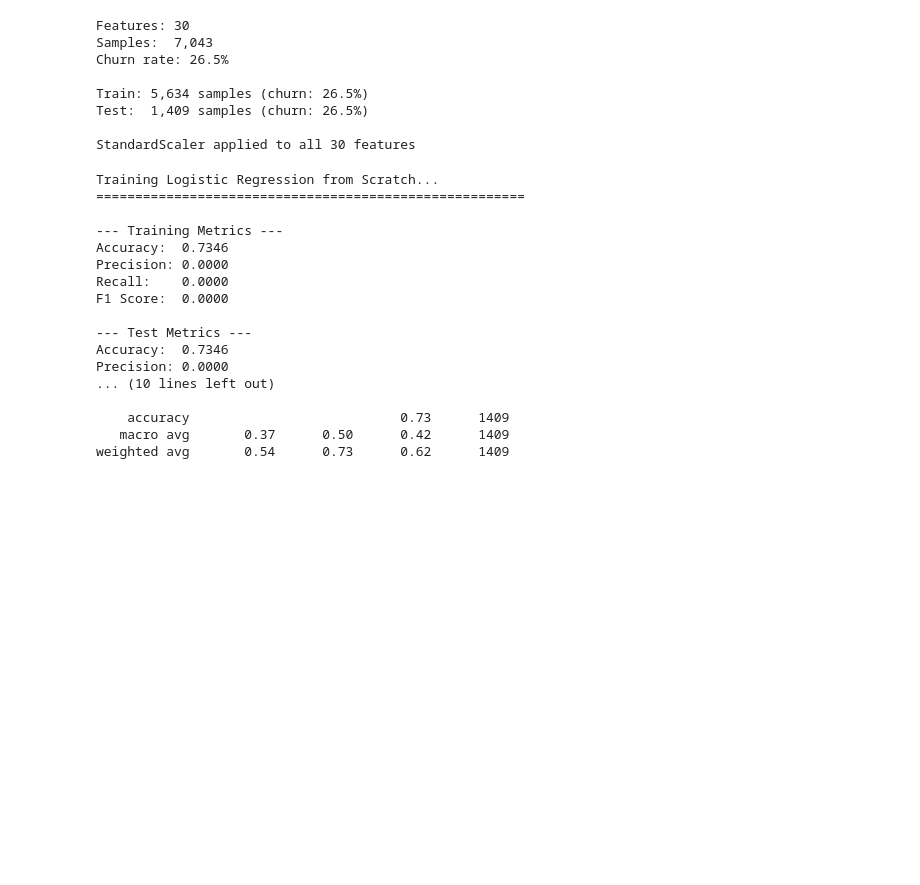
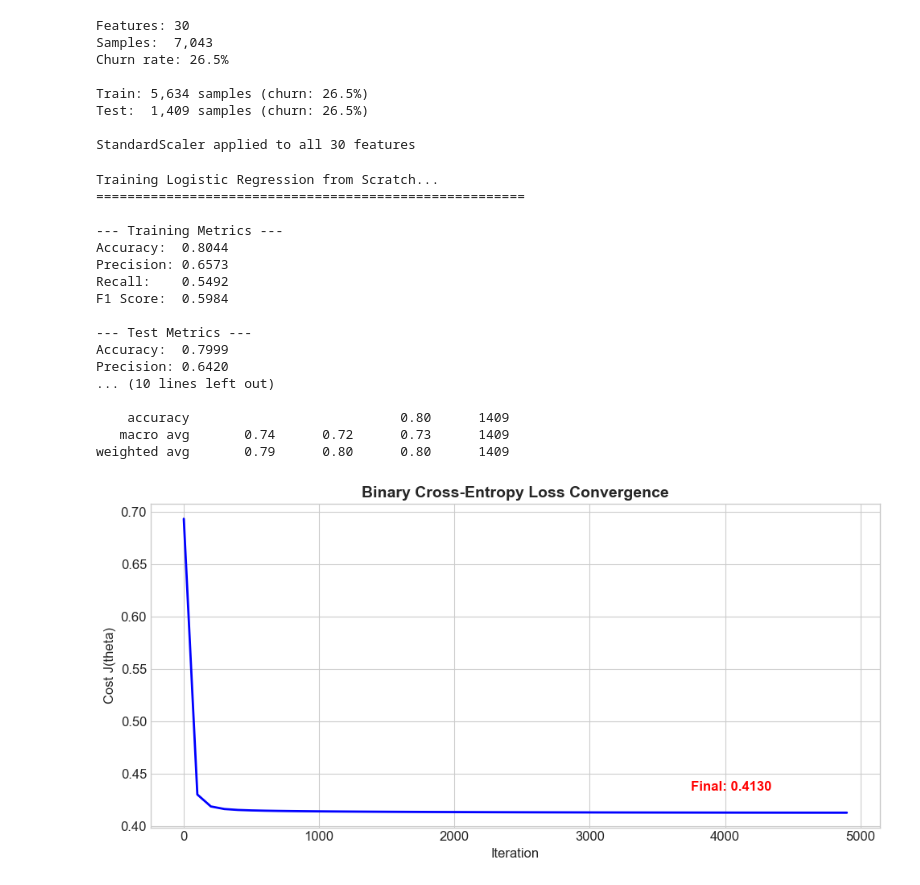
Before and after one commit to AlexKarari/logistic-regression, a Jupyter notebook: notebooks/logisitc_regression.ipynb, the cells around one changed output. Drawn from its saved outputs; the diff is of its cells as text; code cells hidden in the pictures; blank space fills up the shorter version.

```diff
--- a/notebooks/logisitc_regression.ipynb
+++ b/notebooks/logisitc_regression.ipynb
@@ -368,8 +368,9 @@ class LogisticRegressionScratch:
             y_pred = self._sigmoid(z)
 
             # Compute gradients
-            # dJ/dw = (1/m) * X^T(y_hat - y) + (lambda/m) * w
-            error = y_pred - y
+            eps = 1e-15
+            y_pred_safe = np.clip(y_pred, eps, 1 - eps)
+            error = y_pred_safe - y
             dw = (1/m) * (X.T @ error) + (self.lambda_reg / m) * self.weights
             db = (1/m) * np.sum(error)
 
@@ -379,7 +380,7 @@ class LogisticRegressionScratch:
 
             # Track cost every 100 iterations
             if i % 100 == 0:
-                cost = self._compute_cost(y, y_pred)
+                cost = self._compute_cost(y, y_pred_safe)
                 self.cost_history.append(cost)
 
         return self
@@ -470,16 +471,32 @@ Training Logistic Regression from Scratch...
 =======================================================
 
 --- Training Metrics ---
-Accuracy:  0.7346
-Precision: 0.0000
-Recall:    0.0000
-F1 Score:  0.0000
+Accuracy:  0.8044
+Precision: 0.6573
+Recall:    0.5492
+F1 Score:  0.5984
 
 --- Test Metrics ---
-Accuracy:  0.7346
-Precision: 0.0000
+Accuracy:  0.7999
+Precision: 0.6420
 ... (10 lines left out)
 
-    accuracy                           0.73      1409
-   macro avg       0.37      0.50      0.42      1409
-weighted avg       0.54      0.73      0.62      1409
+    accuracy                           0.80      1409
+   macro avg       0.74      0.72      0.73      1409
+weighted avg       0.79      0.80      0.80      1409
+# %%
+# Cost convergence plot
+fig, ax = plt.subplots(figsize=(10, 5))
+iterations = range(0, len(model.cost_history) * 100, 100)
+ax.plot(iterations, model.cost_history, 'b-', linewidth=2)
+ax.set_title('Binary Cross-Entropy Loss Convergence', fontsize=14, fontweight='bold')
+ax.set_xlabel('Iteration')
+ax.set_ylabel('Cost J(theta)')
+ax.annotate(f'Final: {model.cost_history[-1]:.4f}',
+            xy=(len(model.cost_history)*100*0.75, model.cost_history[-1]*1.05),
+            fontsize=12, color='red', fontweight='bold')
+plt.tight_layout()
+plt.savefig('../visualisations/cost_convergence.png', dpi=150, bbox_inches='tight')
+plt.show()
+# %% [output]
+[figure, added]
```
Also changed, not shown: parts of 5 cells of this notebook, 4 other files.
